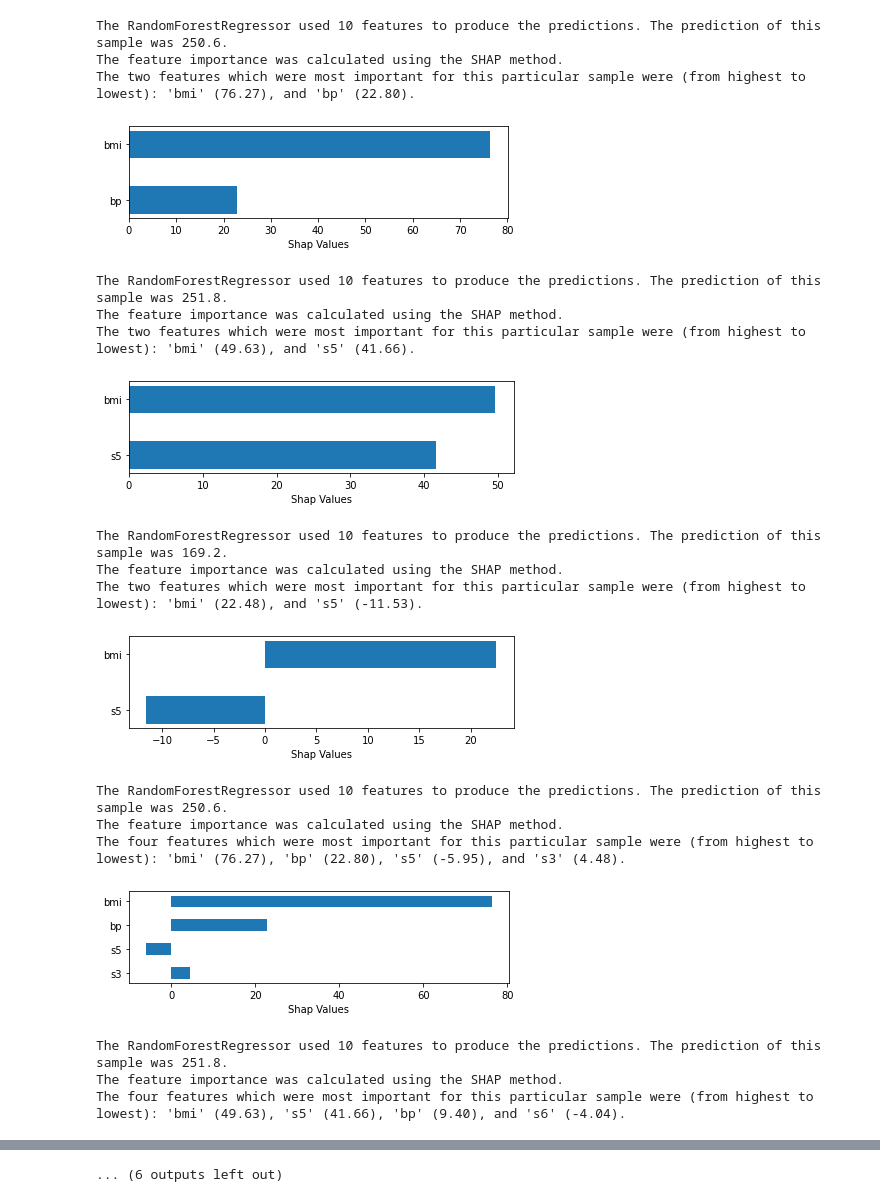
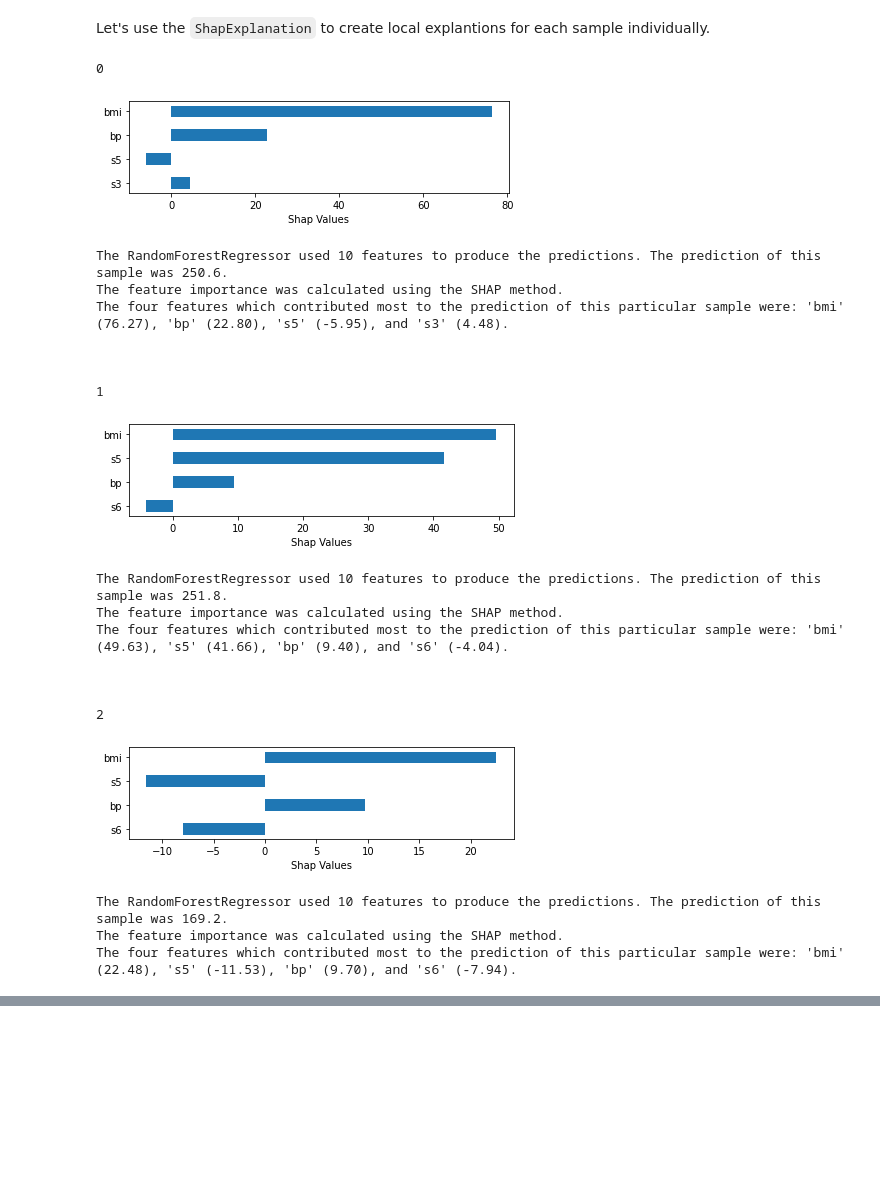
Before and after one commit to MauroLuzzatto/explainy, a Jupyter notebook: docs/examples/01-explainy-intro.ipynb, the cells around one changed output, grey strips where cells are left out. Saved outputs shown, nothing was run; the diff lists cells and outputs as text; code cells hidden in the pictures; blank space fills up the shorter version.

```diff
--- a/docs/examples/01-explainy-intro.ipynb
+++ b/docs/examples/01-explainy-intro.ipynb
@@ -62,15 +61,12 @@ Error: Session cannot generate requests
 # %%
 # Global, Non-contrastive
-samples = [0, 1]
-list_number_of_features = [2, 4, 6, 8, 10]
-
-for sample_index in samples:
-    for number_of_features in [2, 4, 6, 8]:
-        explainer = PermutationExplanation(
-            X_test, y_test, model, number_of_features
-        )
-        explanation = explainer.explain(sample_index)
-        explainer.plot(kind='box')
-        print(explanation)
-        print('\n')
+sample_index = 0
+for number_of_features in [3, 6, 9]:
+    explainer = PermutationExplanation(
+        X_test, y_test, model, number_of_features
+    )
+    explanation = explainer.explain(sample_index)
+    explainer.plot(kind='box')
+    print(explanation)
+    print('\n\n')
 # %% [output]
@@ -102,33 +85,38 @@ The four features which were most important for the predictions were (from highe
+# %% [markdown]
+Let's use the `ShapExplanation` to create local explantions for each sample individually.
 # %%
+from explainy.explanations import ShapExplanation
+
 # Local, Non-contrastive
-samples, list_number_of_features = samples_dict["shap"]
-for number_of_features in list_number_of_features:
-    for sample_index in samples:
+number_of_features = 4
+for sample_index in [0, 1, 2]:
 
-        explainer = ShapExplanation(
-            X_test, y_test, model, number_of_features
-        )
-        explanation = explainer.explain(sample_index)
-        explainer.plot(sample_index)
-        print(explanation)
-        print('\n')
+    explainer = ShapExplanation(
+        X_test, y_test, model, number_of_features
+    )
+    explanation = explainer.explain(sample_index)
+    explainer.plot(sample_index)
+    print(explanation)
+    print('\n\n')
 # %% [output]
-The RandomForestRegressor used 10 features to produce the predictions. The prediction of this sample was 250.6.
-The feature importance was calculated using the SHAP method.
-The two features which were most important for this particular sample were (from highest to lowest): 'bmi' (76.27), and 'bp' (22.80).
+0
-[figure, old version]
+[figure, new version]
-The RandomForestRegressor used 10 features to produce the predictions. The prediction of this sample was 251.8.
+The RandomForestRegressor used 10 features to produce the predictions. The prediction of this sample was 250.6.
 The feature importance was calculated using the SHAP method.
-The two features which were most important for this particular sample were (from highest to lowest): 'bmi' (49.63), and 's5' (41.66).
+The four features which contributed most to the prediction of this particular sample were: 'bmi' (76.27), 'bp' (22.80), 's5' (-5.95), and 's3' (4.48).
+
+
+
+1
-[figure, old version]
+[figure, new version]
-The RandomForestRegressor used 10 features to produce the predictions. The prediction of this sample was 169.2.
+The RandomForestRegressor used 10 features to produce the predictions. The prediction of this sample was 251.8.
 The feature importance was calculated using the SHAP method.
-The two features which were most important for this particular sample were (from highest to lowest): 'bmi' (22.48), and 's5' (-11.53).
+The four features which contributed most to the prediction of this particular sample were: 'bmi' (49.63), 's5' (41.66), 'bp' (9.40), and 's6' (-4.04).
+
+
+
+2
-[figure, old version]
+[figure, new version]
-The RandomForestRegressor used 10 features to produce the predictions. The prediction of this sample was 250.6.
+The RandomForestRegressor used 10 features to produce the predictions. The prediction of this sample was 169.2.
 The feature importance was calculated using the SHAP method.
-The four features which were most important for this particular sample were (from highest to lowest): 'bmi' (76.27), 'bp' (22.80), 's5' (-5.95), and 's3' (4.48).
+The four features which contributed most to the prediction of this particular sample were: 'bmi' (22.48), 's5' (-11.53), 'bp' (9.70), and 's6' (-7.94).
-[figure, removed]
-The RandomForestRegressor used 10 features to produce the predictions. The prediction of this sample was 251.8.
-The feature importance was calculated using the SHAP method.
-The four features which were most important for this particular sample were (from highest to lowest): 'bmi' (49.63), 's5' (41.66), 'bp' (9.40), and 's6' (-4.04).
@@ -140 +122,0 @@ The four features which were most important for this particular sample were (fro
-... (6 outputs left out)
```
Also changed, not shown: parts of 14 cells of this notebook, 14 other files.
